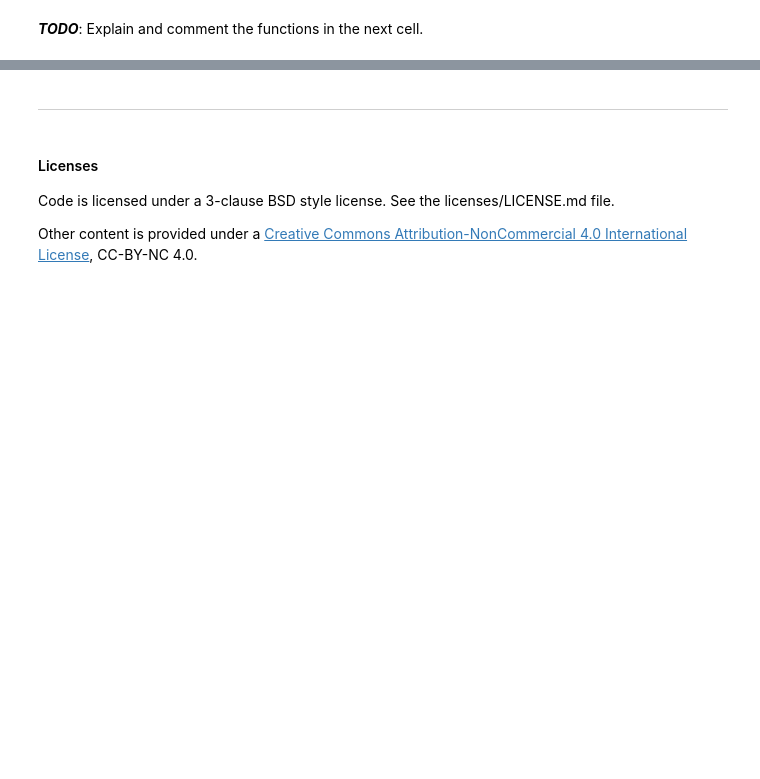
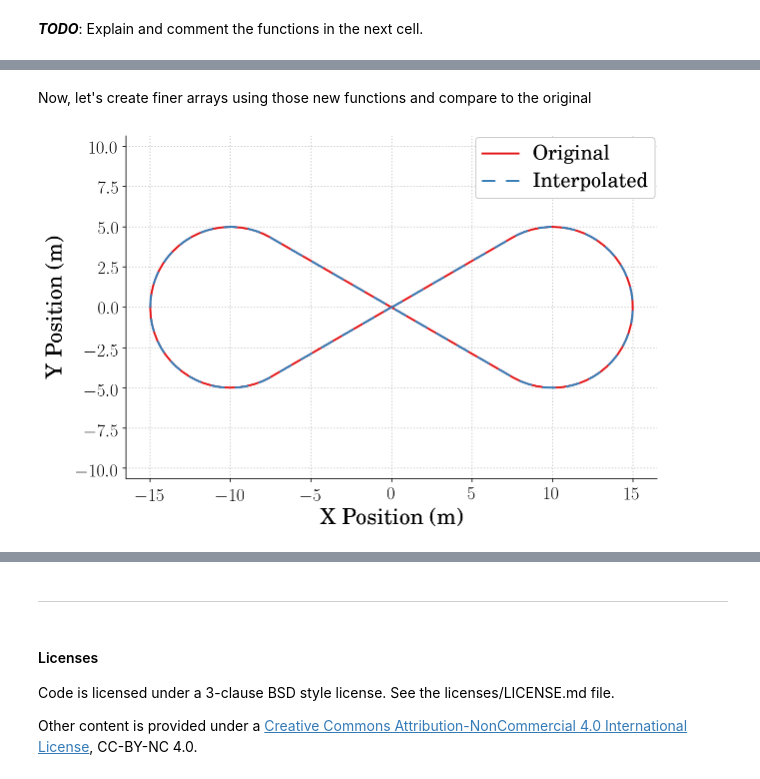
Before and after one commit to DocVaughan/CRAWLAB-Code-Snippets, a Jupyter notebook: Path Planning and Trajectory Generation/dubins_path_tests.ipynb, the cells around one changed output, grey strips where cells are left out. Cells and saved outputs as stored; diff of their text form; code cells hidden in the pictures; blank space fills up the shorter version.

```diff
--- a/Path Planning and Trajectory Generation/dubins_path_tests.ipynb
+++ b/Path Planning and Trajectory Generation/dubins_path_tests.ipynb
@@ -472,0 +497,67 @@ fig.set_size_inches(9,6)
+# %%
+MAX_FORWARD_VEL = 1.5
+total_path_time = total_planar_path_length / MAX_FORWARD_VEL  # Min time it should take to complete the trajectory
+time_scaling = total_path_time / len(total_path_x)  # Scaling to get returned path array to be the correct time
+
+indices = [x * time_scaling for x in range(len(total_path_x))]
+x_path_func = interp1d(indices, total_path_x, kind='cubic')
+y_path_func = interp1d(indices, total_path_y, kind='cubic')
+yaw_func = interp1d(indices, total_path_yaw, kind='cubic')
+# %% [markdown]
+Now, let's create finer arrays using those new functions and compare to the original
+# %%
+dt = 0.01  # sample at 100Hz
+interp_time = np.arange(0, np.max(indices), dt)
+
+x_from_interp = x_path_func(interp_time)
+y_from_interp = y_path_func(interp_time)
+yaw_from_interp = yaw_func(interp_time)
+# %%
+# Set the plot size - 3x2 aspect ratio is best
+fig = plt.figure(figsize=(6, 4))
+ax = plt.gca()
+plt.subplots_adjust(bottom=0.17, left=0.17, top=0.96, right=0.96)
+
+# Change the axis units to serif
+plt.setp(ax.get_ymajorticklabels(), family='serif', fontsize=18)
+plt.setp(ax.get_xmajorticklabels(), family='serif', fontsize=18)
+
+ax.spines['right'].set_color('none')
+ax.spines['top'].set_color('none')
+
+ax.xaxis.set_ticks_position('bottom')
+ax.yaxis.set_ticks_position('left')
+
+# Turn on the plot grid and set appropriate linestyle and color
+ax.grid(True,linestyle=':', color='0.75')
+ax.set_axisbelow(True)
+
+# Define the X and Y axis labels
+plt.xlabel('X Position (m)', family='serif', fontsize=22, weight='bold', labelpad=5)
+plt.ylabel('Y Position (m)', family='serif', fontsize=22, weight='bold', labelpad=10)
+
+plt.plot(total_path_x, total_path_y, linewidth=2, linestyle='-', label=r'Original')
+plt.plot(x_from_interp, y_from_interp, linewidth=2, linestyle='--', label=r'Interpolated')
+
+# uncomment below and set limits if needed
+# plt.xlim(0, 5)
+# plt.ylim(0, 10)
+
+# Create the legend, then fix the fontsize
+leg = plt.legend(loc='upper right', ncol = 1, fancybox=True)
+ltext  = leg.get_texts()
+plt.setp(ltext, family='serif', fontsize=20)
+
+
+plt.axis("equal")
+
+# Adjust the page layout filling the page using the new tight_layout command
+plt.tight_layout(pad=0.5)
+
+# Uncomment to save the figure as a high-res pdf in the current folder
+# It's saved at the original 6x4 size
+# plt.savefig('plot_filename.pdf')
+
+fig.set_size_inches(9, 6) # Resize the figure for better display in the notebook
+# %% [output]
+[figure, added]
```
Also changed, not shown: parts of 9 cells of this notebook.
